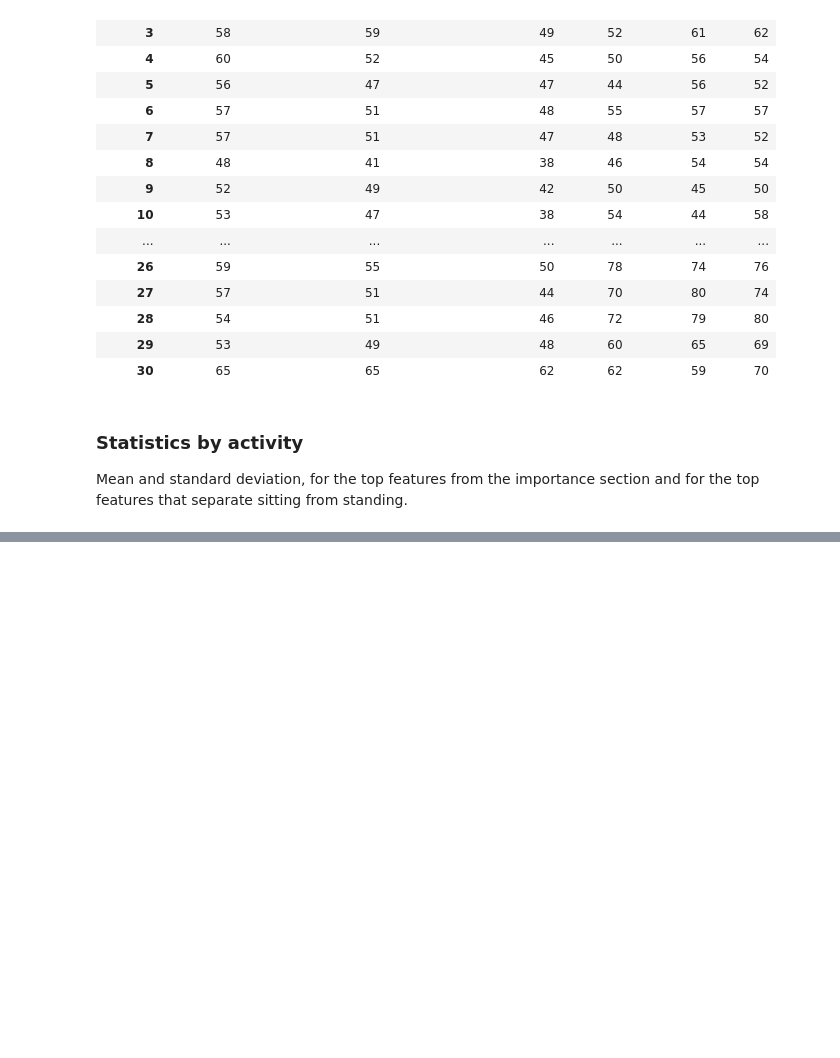
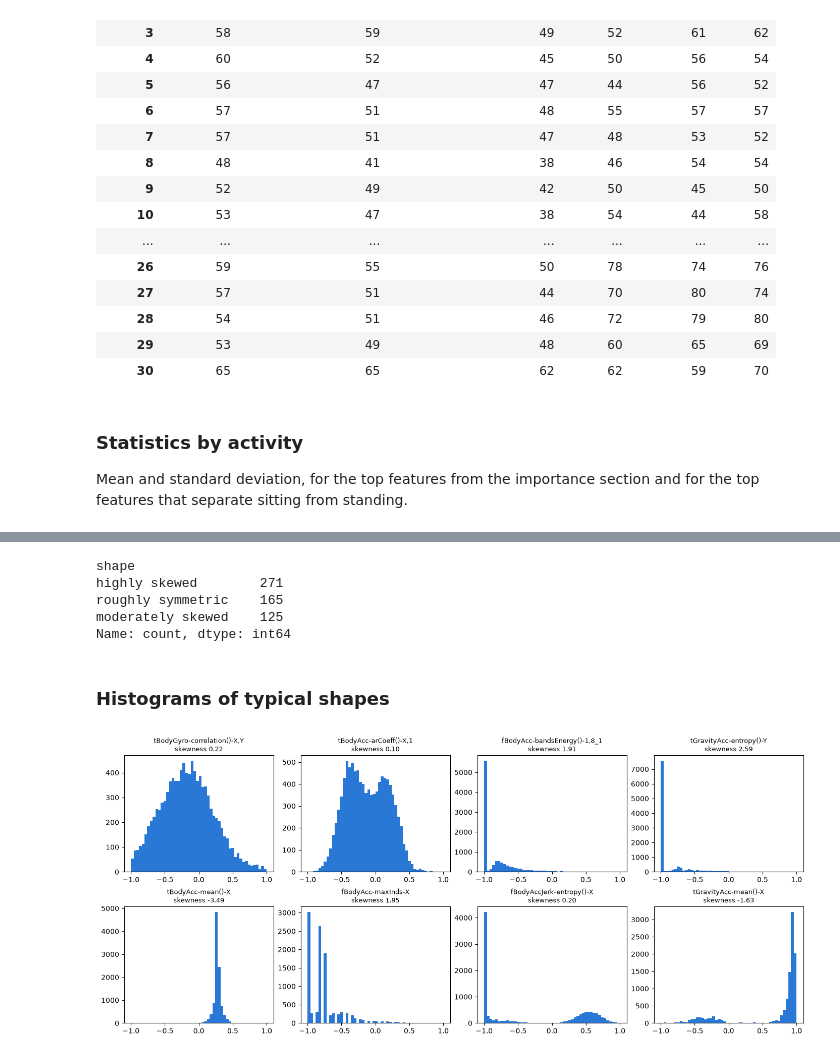
Before and after one commit to Stefy1209/Movement-Detection-using-Smartphone, a Jupyter notebook: src/Data_analysis.ipynb, the cells around one changed output, grey strips where cells are left out. Cells and saved outputs as stored; diff of their text form; code cells hidden in the pictures; blank space fills up the shorter version.

Commit message:
Distributions added

```diff
--- a/src/Data_analysis.ipynb
+++ b/src/Data_analysis.ipynb
@@ -899,0 +906,34 @@ by_activity
+# %%
+from scipy.stats import ks_2samp
+
+DISTRIBUTION_DIR = CSV_DIR / "analysis" / "distribution"
+DISTRIBUTION_DIR.mkdir(parents=True, exist_ok=True)
+
+distribution = pd.DataFrame({"skewness": X.skew(), "kurtosis": X.kurt()})
+distribution["shape"] = pd.cut(distribution["skewness"].abs(), [0, 0.5, 1, np.inf], right=False,
+                               labels=["roughly symmetric", "moderately skewed", "highly skewed"])
+
+distribution["shape"].value_counts()
+# %% [output]
+shape
+highly skewed        271
+roughly symmetric    165
+moderately skewed    125
+Name: count, dtype: int64
+# %% [markdown]
+### Histograms of typical shapes
+# %%
+examples = [
+    "tBodyGyro-correlation()-X,Y", "tBodyAcc-arCoeff()-X,1", "fBodyAcc-bandsEnergy()-1,8_1", "tGravityAcc-entropy()-Y",
+    "tBodyAcc-mean()-X", "fBodyAcc-maxInds-X", "fBodyAccJerk-entropy()-X", "tGravityAcc-mean()-X",
+]
+
+fig, axes = plt.subplots(2, 4, figsize=(14, 6), layout="constrained")
+for ax, feature in zip(axes.flat, examples):
+    ax.hist(X[feature], bins=50, color="#2a78d6")
+    ax.set_title(f"{feature}\nskewness {distribution.loc[feature, 'skewness']:.2f}", fontsize=9)
+
+fig.savefig(DISTRIBUTION_DIR / "histograms.png", dpi=300)
+plt.show()
+# %% [output]
+[figure, added]
```
Also changed, not shown: parts of 7 cells of this notebook.
